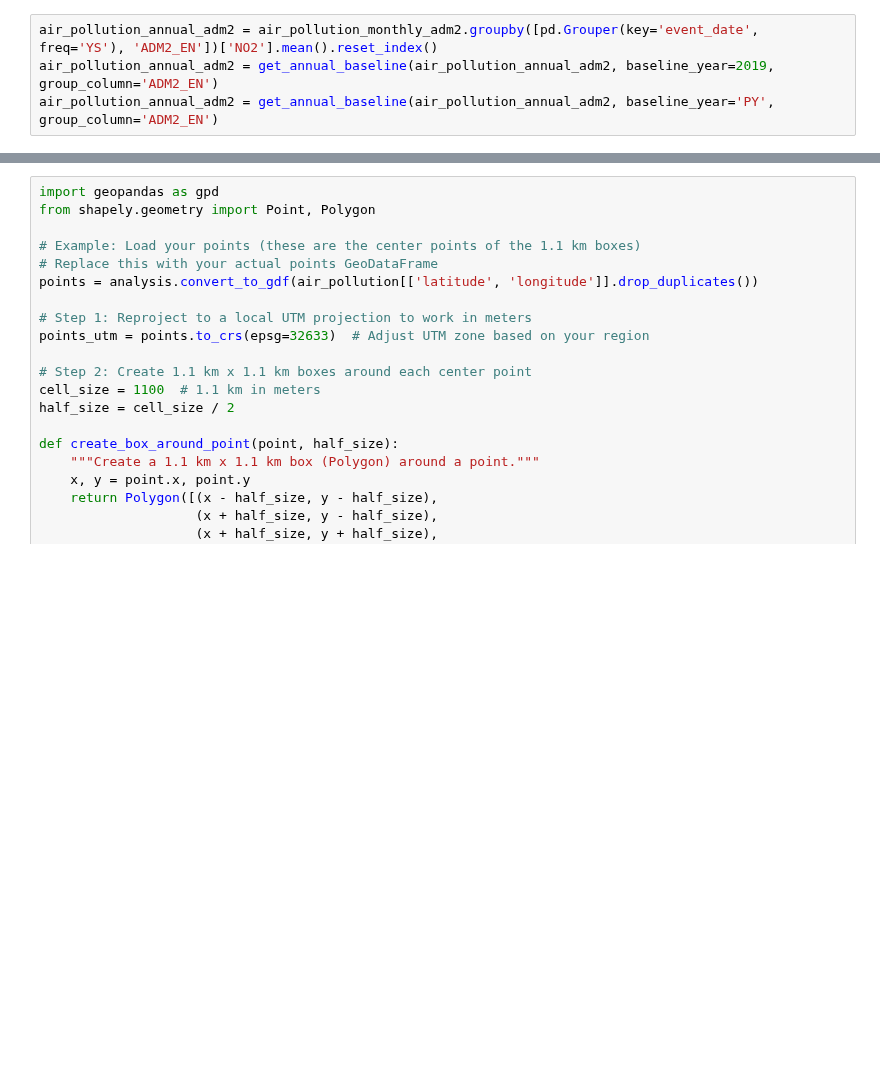
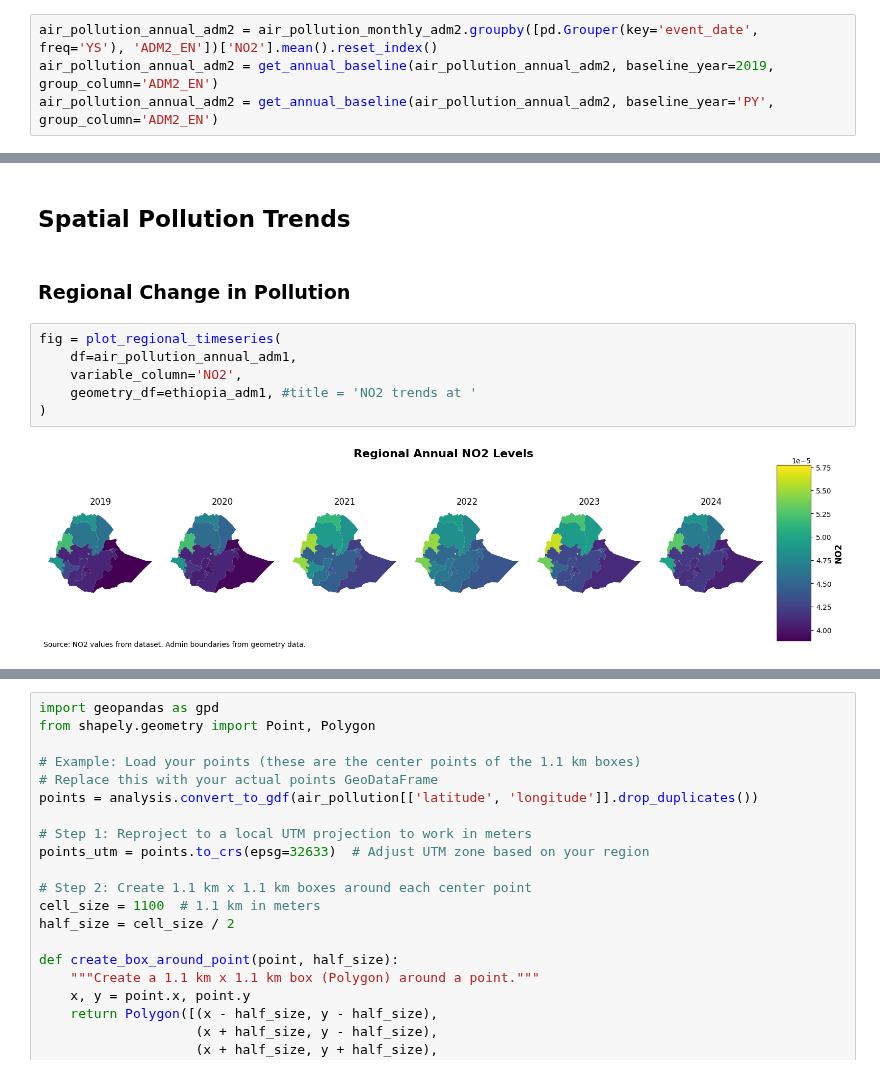
Before and after one commit to datapartnership/ethiopia-economic-monitoring, a Jupyter notebook: notebooks/air-pollution/air_pollution_ethiopia.ipynb, the cells around one changed output, grey strips where cells are left out. Drawn from its saved outputs; the diff is of its cells as text; blank space fills up the shorter version.

```diff
--- a/notebooks/air-pollution/air_pollution_ethiopia.ipynb
+++ b/notebooks/air-pollution/air_pollution_ethiopia.ipynb
@@ -559,0 +543,12 @@ plt.show()
+# %% [markdown]
+## Spatial Pollution Trends
+# %% [markdown]
+### Regional Change in Pollution
+# %%
+fig = plot_regional_timeseries(
+    df=air_pollution_annual_adm1,
+    variable_column='NO2',
+    geometry_df=ethiopia_adm1, #title = 'NO2 trends at '
+)
+# %% [output]
+[figure, added]
```
Also changed, not shown: parts of 33 cells of this notebook, 3 other files.
